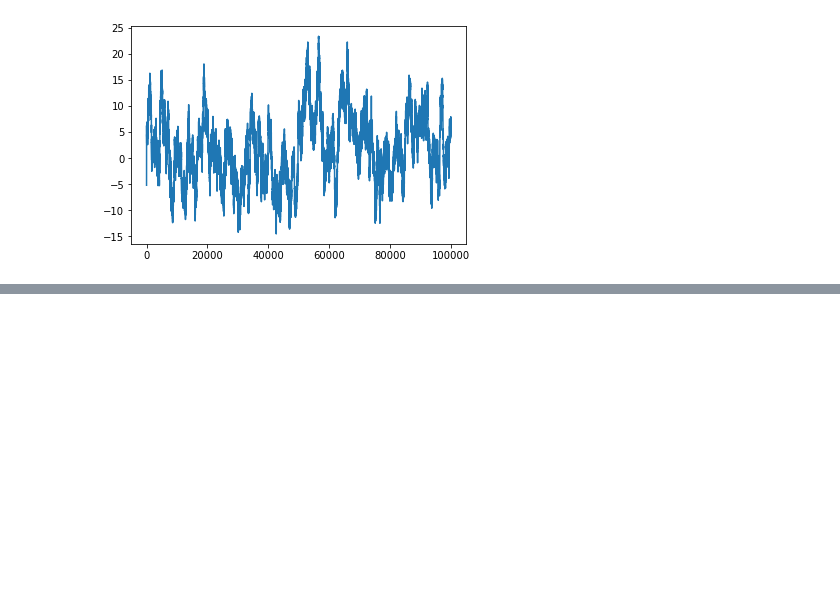
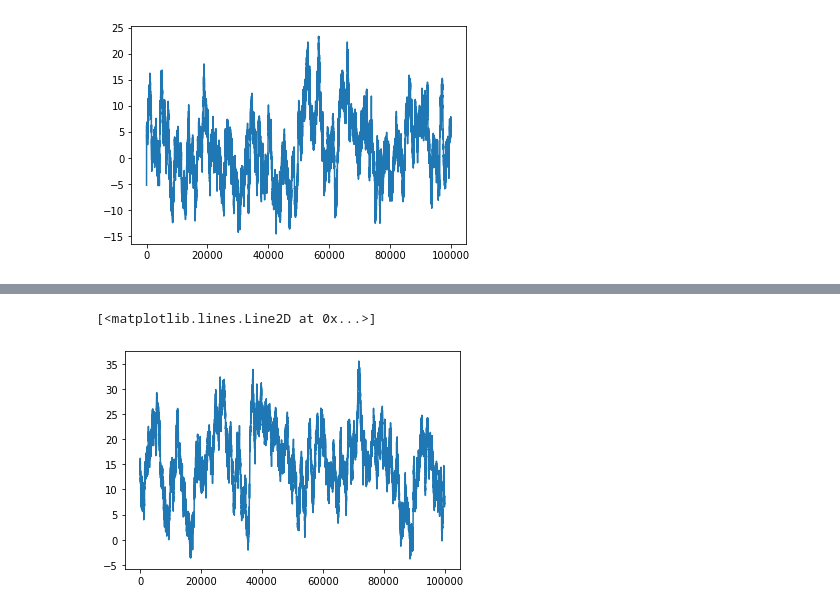
Before and after one commit to lone-duck/hw-cs532, a Jupyter notebook: hw3/analysis.ipynb, the cells around one changed output, grey strips where cells are left out. Saved outputs shown, nothing was run; the diff lists cells and outputs as text; code cells hidden in the pictures; blank space fills up the shorter version.

```diff
--- a/hw3/analysis.ipynb
+++ b/hw3/analysis.ipynb
@@ -556,0 +1043,5 @@ plt.plot(ret_vals[:, 0].detach().numpy())
+# %%
+plt.plot(ret_vals[:,1].detach().numpy())
+# %% [output]
+[<matplotlib.lines.Line2D at 0x...>]
+[figure, added]
```
Also changed, not shown: parts of 41 cells of this notebook, 2 other files.
